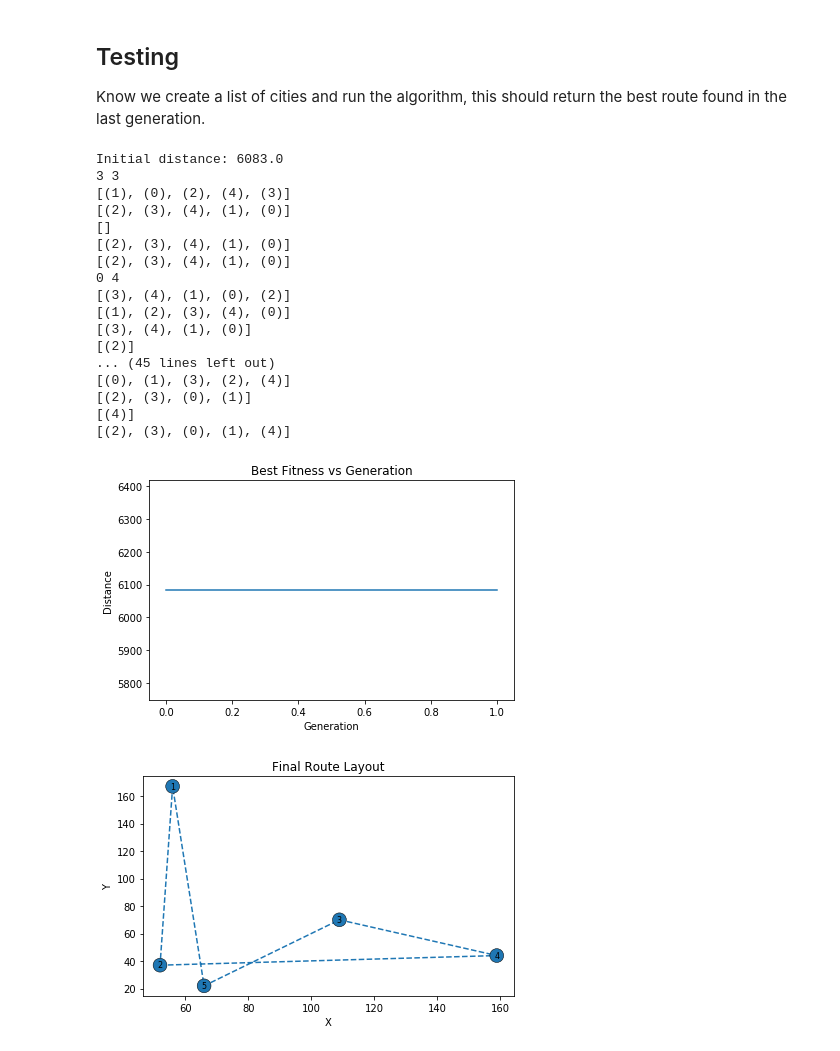
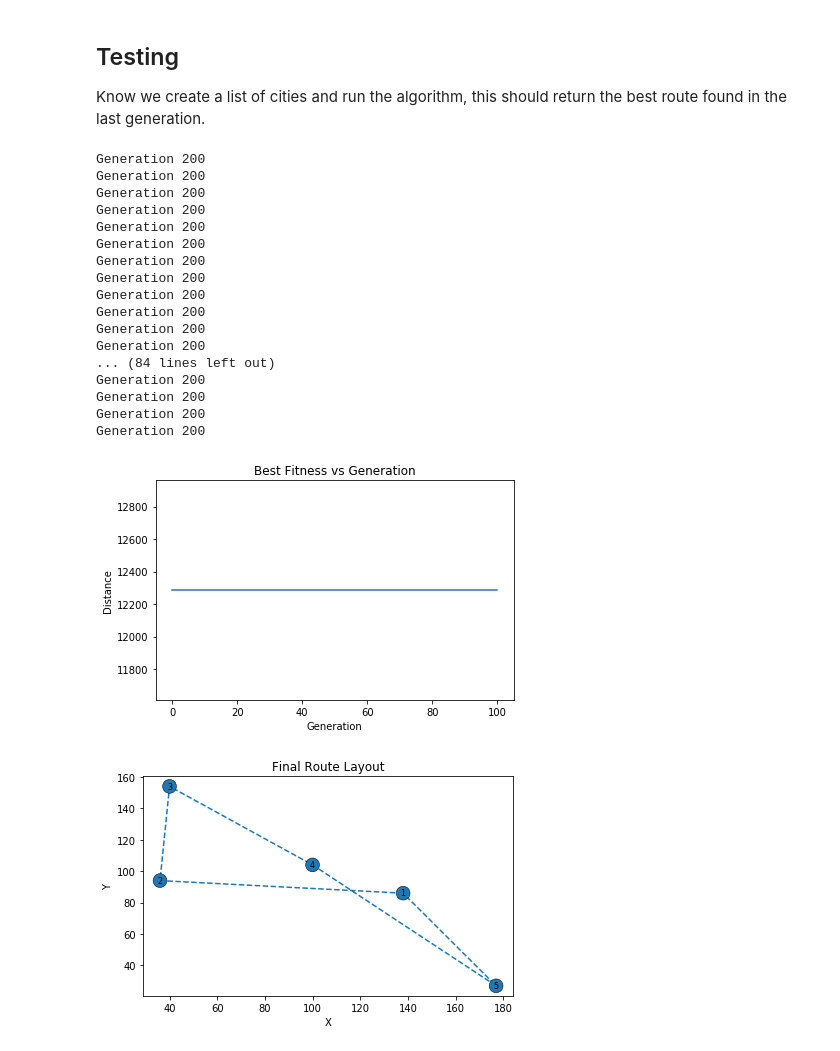
Before and after one commit to jaidenmeiden/tia, a Jupyter notebook: Examples/TravellingSalesman.ipynb, the cells around one changed output. Cells and saved outputs as stored; diff of their text form; code cells hidden in the pictures.

```diff
--- a/Examples/TravellingSalesman.ipynb
+++ b/Examples/TravellingSalesman.ipynb
@@ -230,14 +230,14 @@ With all these function defined, all that is left is to write the definition of
 def geneticAlgorithm(population, popSize, eliteSize, mutationRate, generations):
     pop = initialPopulation(popSize, population)
     progress = [1 / rankRoutes(pop)[0][1]]
-    print("Initial distance: " + str(progress[0]))
+    #print("Initial distance: " + str(progress[0]))
 
     for i in range(1, generations+1):
-
+        print('Generation '+str(len(pop)))
         pop = nextGeneration(pop, eliteSize, mutationRate)
         progress.append(1 / rankRoutes(pop)[0][1])
-        if i%50==0:
-          print('Generation '+str(i),"Distance: ",progress[i])
+        #if i%50==0:
+          #print('Generation '+str(i),"Distance: ",progress[i])
 
 
     bestRouteIndex = rankRoutes(pop)[0][0]
@@ -259,50 +259,50 @@ Know we create a list of cities and run the algorithm, this should return the be
 # %%
 #Running the genetic algorithm
 #Create list of cities
 
 cityList = []
 
 for i in range(0,5):
     cityList.append(City(name = i, x=int(random.random() * 200), y=int(random.random() * 200)))
 
 
-best_route=geneticAlgorithm(population=cityList, popSize=30, eliteSize=20, mutationRate=0.01, generations=1)
+best_route=geneticAlgorithm(population=cityList, popSize=200, eliteSize=20, mutationRate=0.1, generations=100)
 x=[]
 y=[]
 for i in best_route:
   x.append(i.x)
   y.append(i.y)
 x.append(best_route[0].x)
 y.append(best_route[0].y)
 plt.plot(x, y, '--o')
 plt.xlabel('X')
 plt.ylabel('Y')
 ax=plt.gca()
 plt.title('Final Route Layout')
 bbox_props = dict(boxstyle="circle,pad=0.3", fc='C0', ec="black", lw=0.5)
 for i in range(1,len(cityList)+1):
   ax.text(cityList[i-1].x, cityList[i-1].y, str(i), ha="center", va="center",
             size=8,
             bbox=bbox_props)
 plt.tight_layout()
 plt.show()
 # %% [output]
-Initial distance: 6083.0
-3 3
-[(1), (0), (2), (4), (3)]
-[(2), (3), (4), (1), (0)]
-[]
-[(2), (3), (4), (1), (0)]
-[(2), (3), (4), (1), (0)]
-0 4
-[(3), (4), (1), (0), (2)]
-[(1), (2), (3), (4), (0)]
-[(3), (4), (1), (0)]
-[(2)]
-... (45 lines left out)
-[(0), (1), (3), (2), (4)]
-[(2), (3), (0), (1)]
-[(4)]
-[(2), (3), (0), (1), (4)]
+Generation 200
+Generation 200
+Generation 200
+Generation 200
+Generation 200
+Generation 200
+Generation 200
+Generation 200
+Generation 200
+Generation 200
+Generation 200
+Generation 200
+... (84 lines left out)
+Generation 200
+Generation 200
+Generation 200
+Generation 200
-[figure, old version]
+[figure, new version]
-[figure, old version]
+[figure, new version]
```
Also changed, not shown: parts of 1 cell of this notebook, 3 other files.
